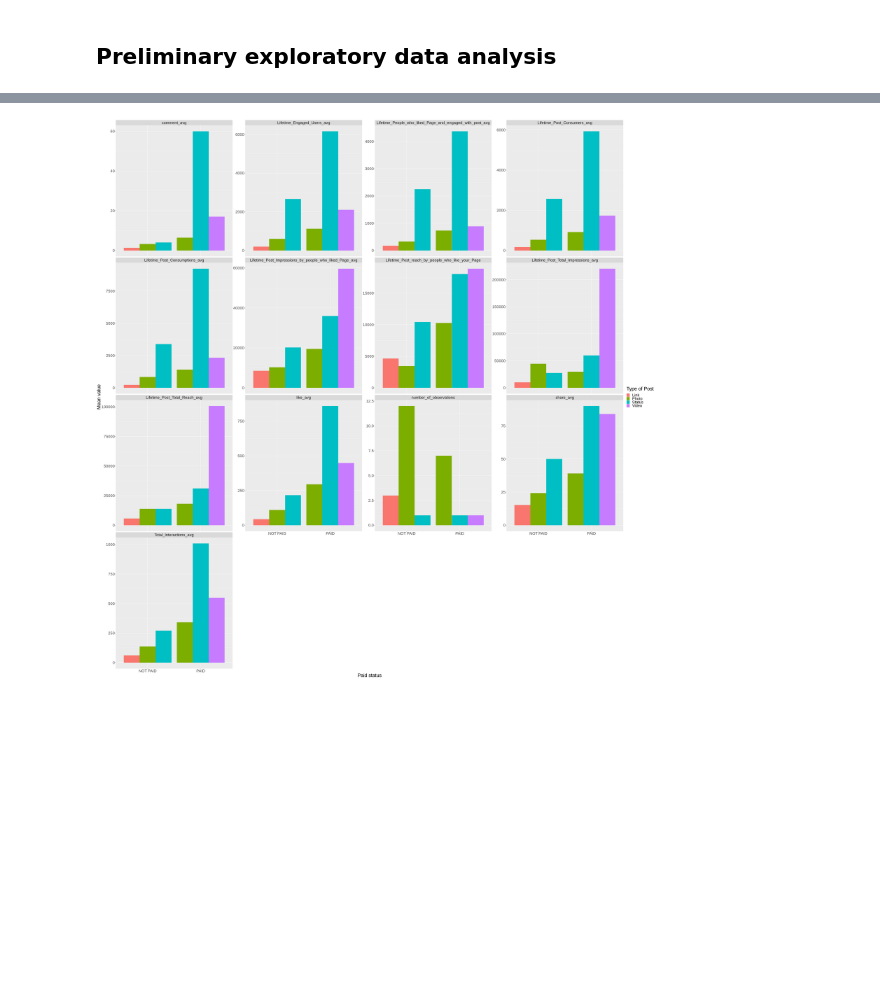
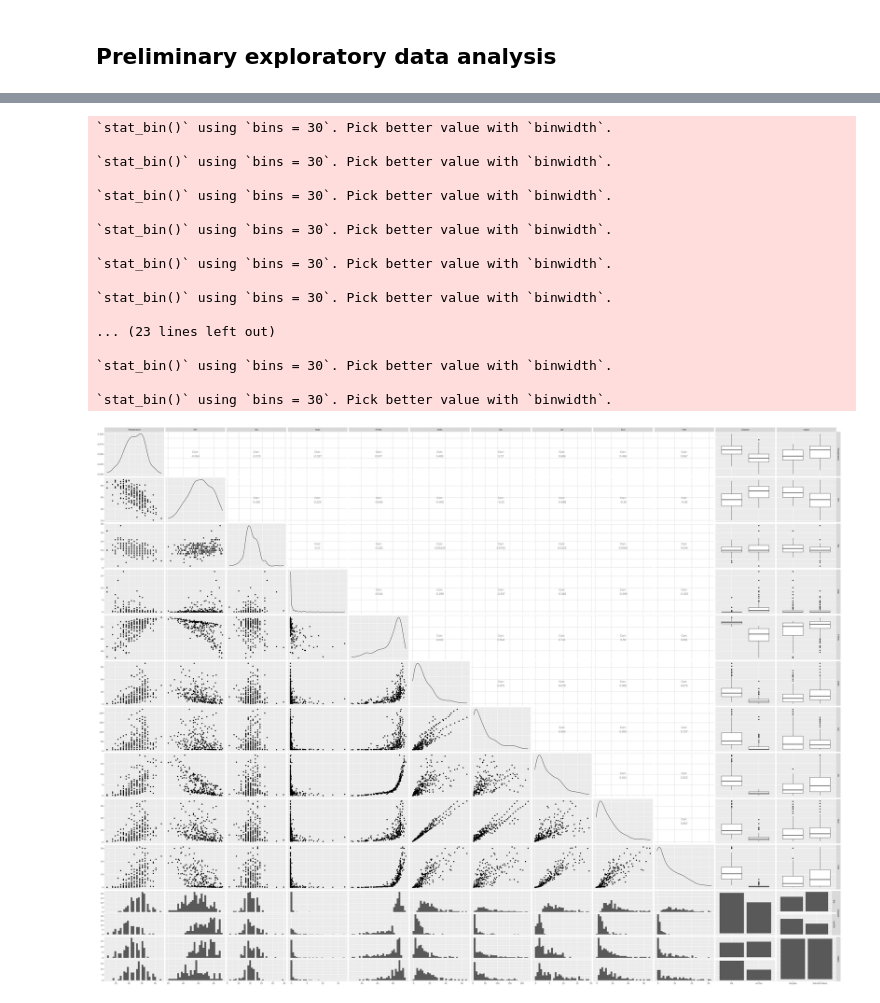
Before and after one commit to danielhou13/DSCI-100-Project-gr-17, a Jupyter notebook: Proposal.ipynb, the cells around one changed output, grey strips where cells are left out. Saved outputs shown, nothing was run; the diff lists cells and outputs as text; code cells hidden in the pictures; blank space fills up the shorter version.

Commit message:
Changed plot + wrangled Fire Data
Added regions to the plot and also cleaned that one pesky row

```diff
--- a/Proposal.ipynb
+++ b/Proposal.ipynb
@@ -131,18 +136,35 @@ A grouped_df: 6 × 15
 # %%
-#preliminary visualization of each of the means based on Paid status and Type
-options(repr.plot.height = 40, repr.plot.width = 40)
-fb_data_3 %>%
-    pivot_longer(col = number_of_observations:Total_Interactions_avg,
-                names_to = "variable",
-                values_to = "value") %>%
-    ggplot(aes(x = isPaid, y= value, fill = Type)) +
-    geom_bar(stat = "identity", position = "dodge") +
-    facet_wrap(~ variable, scales = "free_y", ncol = 4)+
-    xlab("Paid status") +
-    ylab("Mean value") +
-    labs(fill = "Type of Post") +
-    theme(text = element_text(size = 25))
+# #preliminary visualization of each of the means based on Paid status and Type
+# options(repr.plot.height = 30, repr.plot.width = 40)
+# fb_data_training %>%
+#     ggplot(aes(x = Post_hour, y= Total_Interactions)) +
+#     geom_point() +
+#     facet_wrap(~ Post_weekday, scales = "free_y", ncol = 3)+
+#     xlab("Hour") +
+#     ylab("Number of Interactions") +
+#     theme(text = element_text(size = 25))
+
+fire_data_comp %>%
+    select(-day, -month, -year, -seq) %>%
+    ggpairs(axisLabels = "show")
 # %% [output]
+`stat_bin()` using `bins = 30`. Pick better value with `binwidth`.
+
+`stat_bin()` using `bins = 30`. Pick better value with `binwidth`.
+
+`stat_bin()` using `bins = 30`. Pick better value with `binwidth`.
+
+`stat_bin()` using `bins = 30`. Pick better value with `binwidth`.
+
+`stat_bin()` using `bins = 30`. Pick better value with `binwidth`.
+
+`stat_bin()` using `bins = 30`. Pick better value with `binwidth`.
+
+... (23 lines left out)
+
+`stat_bin()` using `bins = 30`. Pick better value with `binwidth`.
+
+`stat_bin()` using `bins = 30`. Pick better value with `binwidth`.
-[figure, old version]
+[figure, new version]
 # %%
 ## Methods
```
Also changed, not shown: parts of 4 cells of this notebook.
